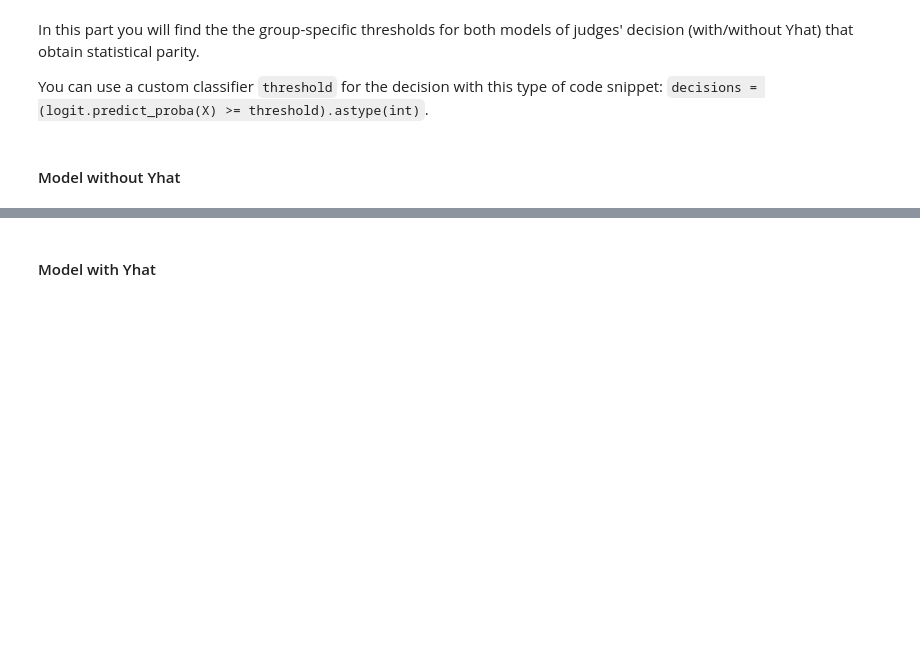
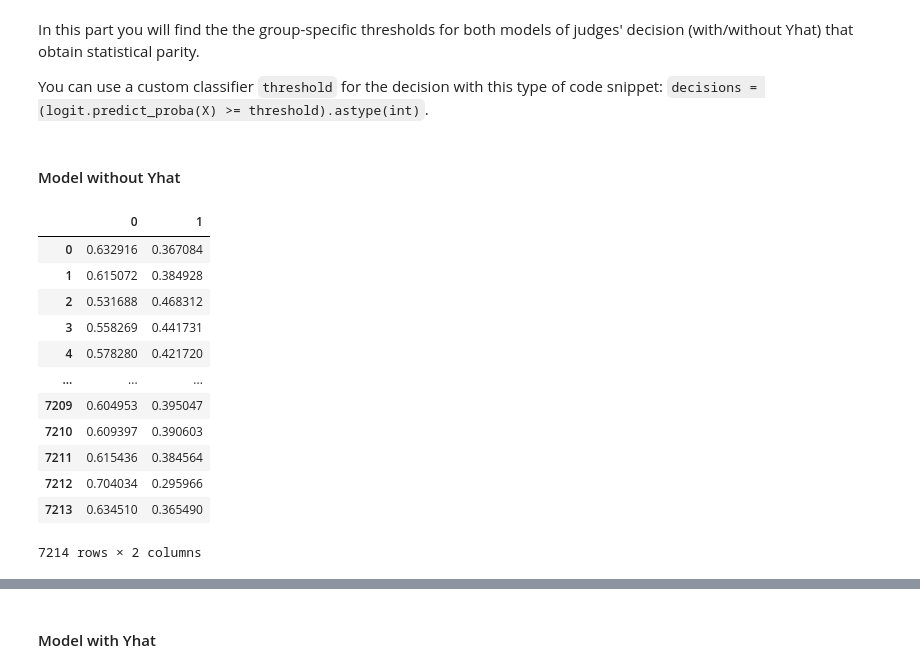
Before and after one commit to sverrirarnors/robot_judge_2022, a Jupyter notebook: homeworks/HW10.ipynb, the cells around one changed output, grey strips where cells are left out. Saved outputs shown, nothing was run; the diff lists cells and outputs as text; code cells hidden in the pictures; blank space fills up the shorter version.

```diff
--- a/homeworks/HW10.ipynb
+++ b/homeworks/HW10.ipynb
@@ -334,3 +334,19 @@ In this part you will find the the group-specific thresholds for both models of
 You can use a custom classifier `threshold` for the decision with this type of code snippet: `decisions = (logit.predict_proba(X) >= threshold).astype(int)`.
 # %% [markdown]
 #### Model without Yhat
+# %%
+D_proba
+# %% [output]
+|  | 0 | 1 |
+| 0 | 0.632916 | 0.367084 |
+| 1 | 0.615072 | 0.384928 |
+| 2 | 0.531688 | 0.468312 |
+| 3 | 0.558269 | 0.441731 |
+| 4 | 0.578280 | 0.421720 |
+| ... | ... | ... |
+| 7209 | 0.604953 | 0.395047 |
+| 7210 | 0.609397 | 0.390603 |
+| 7211 | 0.615436 | 0.384564 |
+| 7212 | 0.704034 | 0.295966 |
+| 7213 | 0.634510 | 0.365490 |
+7214 rows × 2 columns
```
Also changed, not shown: parts of 10 cells of this notebook, 2 other files.
